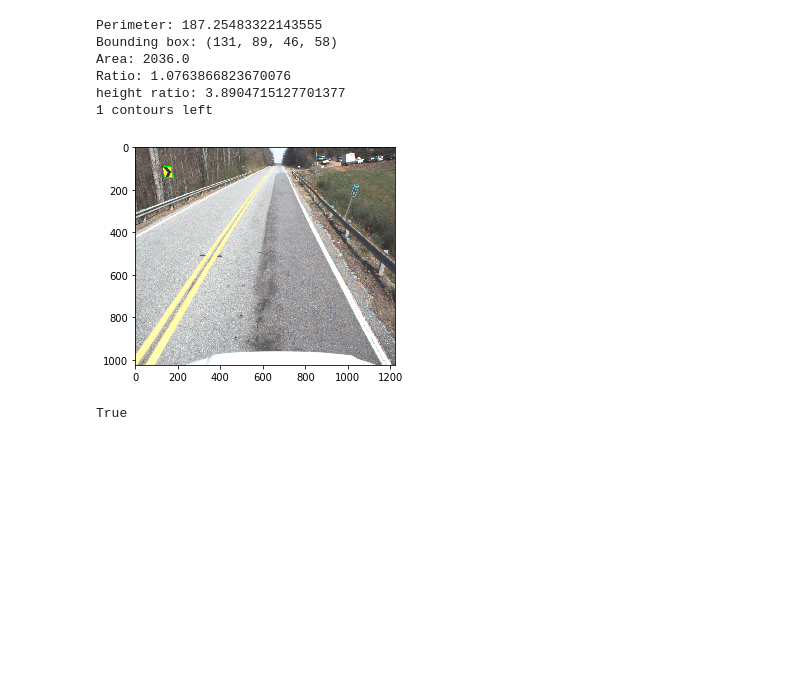
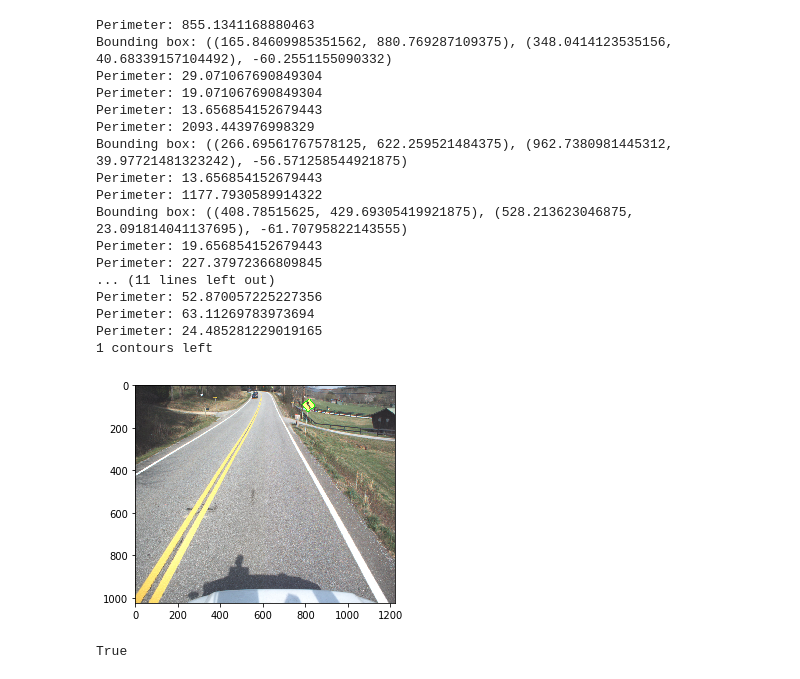
Before and after one commit to anliec/curve_sign_detection, a Jupyter notebook: test_filter.ipynb, the cells around one changed output. Cells and saved outputs as stored; diff of their text form; code cells hidden in the pictures; blank space fills up the shorter version.

```diff
--- a/test_filter.ipynb
+++ b/test_filter.ipynb
@@ -16,8 +16,8 @@ import matplotlib.pyplot as plt
 from src.detector.color_model_filter import *
 # %%
 #im = cv2.imread("data/006.jpg")
-file = "data/{:03d}.jpg".format(random.randint(1,404))
-#file = "data/353.jpg"
+#file = "data/{:03d}.jpg".format(random.randint(1,404))
+file = "data/219.jpg"
 print(file)
 im = cv2.imread(file)
 im = im[30:, :, :]
@@ -174,15 +268,15 @@ True
 # %%
 contours_threshold = {'min_per': 70,
                       'width_ratio': 3.0,
-                      'bounding_rect_area_max_ratio': 0.4,
+                      'bounding_rect_area_max_ratio': 0.5,
                       'max_squareness': 3.0,
-                      'max_height_ratio': 160}
+                      'max_height_ratio': 170}
 
 strict_contours_threshold = {'min_per': 50,
                              'width_ratio': 5.0,
-                             'bounding_rect_area_max_ratio': 0.4,
+                             'bounding_rect_area_max_ratio': 0.7,
                              'max_squareness': 1.5,
-                             'max_height_ratio': 500}
+                             'max_height_ratio': 200}
 
 def can_contour_be_sign(c, strict: bool=False):
     if not strict:
@@ -190,43 +284,55 @@ def can_contour_be_sign(c, strict: bool=False):
     else:
         param = strict_contours_threshold
     per = cv2.arcLength(c,True)
     print("Perimeter:", per)
     if per < param['min_per']:
         return False
-    bounding_box = cv2.boundingRect(c)
+    bounding_box = cv2.minAreaRect(c)
     print("Bounding box:",bounding_box)
-    if bounding_box[2] > param['width_ratio'] * bounding_box[3]:
+    if bounding_box[1][0] > param['width_ratio'] * bounding_box[1][1]:
         return False
     a = cv2.contourArea(c)
-    print("Area:", a)
-    if a < param['bounding_rect_area_max_ratio'] * bounding_box[2] * bounding_box[3]:
+    print("Area:", a, 'area ratio:', a / (bounding_box[1][0] * bounding_box[1][1]))
+    if a < param['bounding_rect_area_max_ratio'] * bounding_box[1][0] * bounding_box[1][1]:
         return False
     ratio = per**2 / (16 * a)
     print("Ratio:", ratio)
     if ratio > param['max_squareness']:
         return False
     height = np.min(c.reshape((-1, 2)), axis=0)[1]
     h_ratio = height**2 / a
     print("height ratio:", h_ratio)
     if h_ratio > param['max_height_ratio']:
         return False
+    print("OK")
     return True
 filtered_contours = list(filter(can_contour_be_sign, contours))
 #filtered_contours = list(map(cv2.convexHull, filtered_contours))
 
 print("{} contours left".format(len(filtered_contours)))
 imcf = cv2.drawContours(im_rgb.copy(), filtered_contours, -1, (0,255,0), 2)
 pylab.imshow(imcf)
 pylab.show()
 cv2.imwrite("contoursf.png", cv2.cvtColor(imcf, cv2.COLOR_RGB2BGR))
 # %% [output]
-Perimeter: 187.25483322143555
-Bounding box: (131, 89, 46, 58)
-Area: 2036.0
-Ratio: 1.0763866823670076
-height ratio: 3.8904715127701377
+Perimeter: 855.1341168880463
+Bounding box: ((165.84609985351562, 880.769287109375), (348.0414123535156, 40.68339157104492), -60.2551155090332)
+Perimeter: 29.071067690849304
+Perimeter: 19.071067690849304
+Perimeter: 13.656854152679443
+Perimeter: 2093.443976998329
+Bounding box: ((266.69561767578125, 622.259521484375), (962.7380981445312, 39.97721481323242), -56.571258544921875)
+Perimeter: 13.656854152679443
+Perimeter: 1177.7930589914322
+Bounding box: ((408.78515625, 429.69305419921875), (528.213623046875, 23.091814041137695), -61.70795822143555)
+Perimeter: 19.656854152679443
+Perimeter: 227.37972366809845
+... (11 lines left out)
+Perimeter: 52.870057225227356
+Perimeter: 63.11269783973694
+Perimeter: 24.485281229019165
 1 contours left
-[figure, old version]
+[figure, new version]
 True
 # %%
 TWO_PI = 2.0 * math.pi
```
Also changed, not shown: parts of 14 cells of this notebook, 15 other files.
